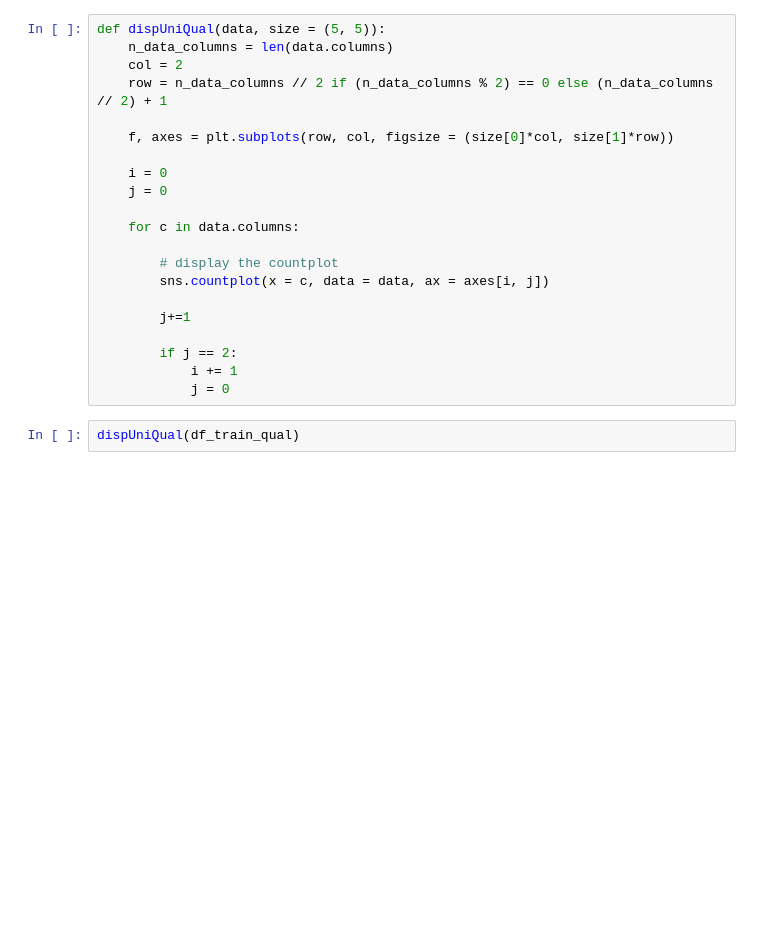
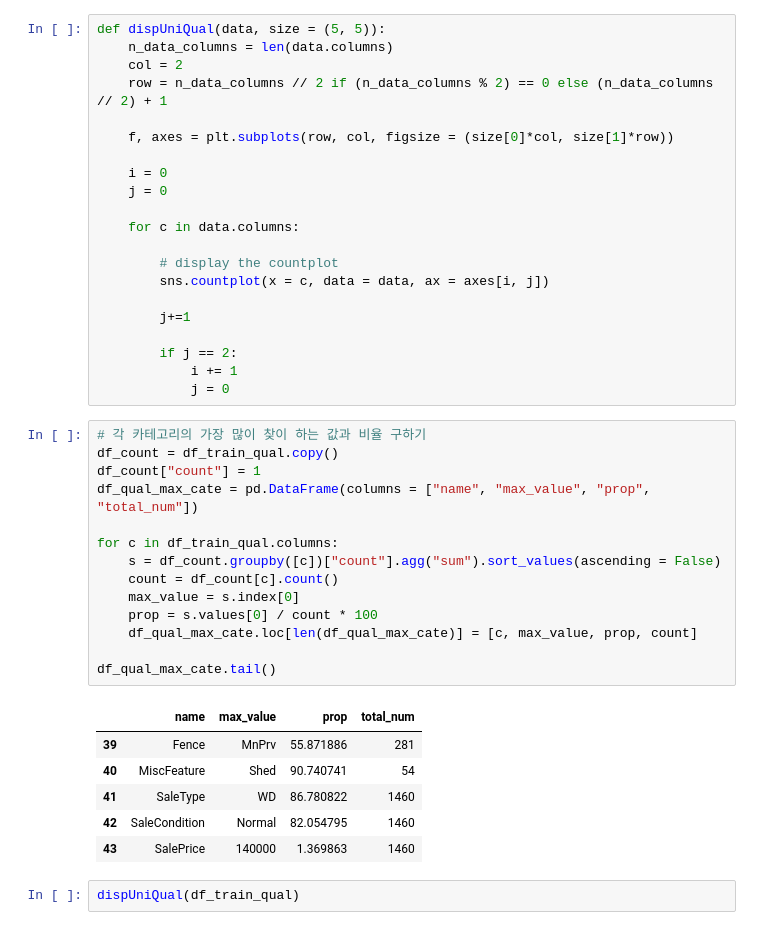
Before and after one commit to wjy5446/house-price-project, a Jupyter notebook: YoonJaeyoung/house-price-analysis.ipynb, the cells around one changed output. Saved outputs shown, nothing was run; the diff lists cells and outputs as text; blank space fills up the shorter version.

```diff
--- a/YoonJaeyoung/house-price-analysis.ipynb
+++ b/YoonJaeyoung/house-price-analysis.ipynb
@@ -144,6 +169,27 @@ def dispUniQual(data, size = (5, 5)):
         if j == 2:
             i += 1
             j = 0
+# %%
+# 각 카테고리의 가장 많이 찾이 하는 값과 비율 구하기
+df_count = df_train_qual.copy()
+df_count["count"] = 1
+df_qual_max_cate = pd.DataFrame(columns = ["name", "max_value", "prop", "total_num"])
+
+for c in df_train_qual.columns:
+    s = df_count.groupby([c])["count"].agg("sum").sort_values(ascending = False)
+    count = df_count[c].count()
+    max_value = s.index[0]
+    prop = s.values[0] / count * 100
+    df_qual_max_cate.loc[len(df_qual_max_cate)] = [c, max_value, prop, count]
+
+df_qual_max_cate.tail()
+# %% [output]
+|  | name | max_value | prop | total_num |
+| 39 | Fence | MnPrv | 55.871886 | 281 |
+| 40 | MiscFeature | Shed | 90.740741 | 54 |
+| 41 | SaleType | WD | 86.780822 | 1460 |
+| 42 | SaleCondition | Normal | 82.054795 | 1460 |
+| 43 | SalePrice | 140000 | 1.369863 | 1460 |
 # %%
 dispUniQual(df_train_qual)
 # %% [output]
```
Also changed, not shown: parts of 5 cells of this notebook.
